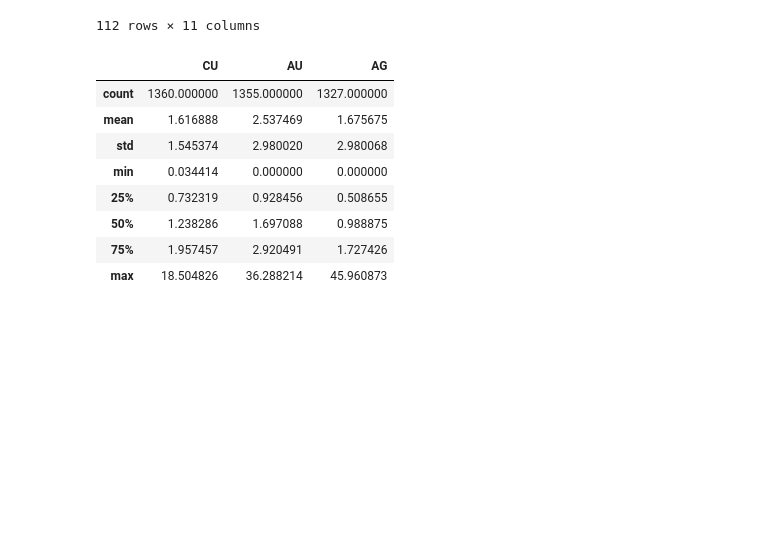
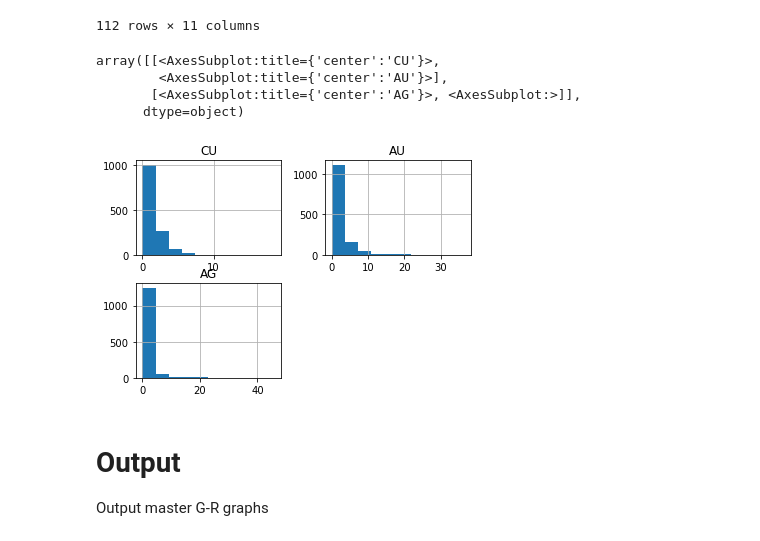
Before and after one commit to jouytrew/masters_pfti, a Jupyter notebook: notebooks/het_analysis_assay.ipynb, the cells around one changed output. Cells and saved outputs as stored; diff of their text form; code cells hidden in the pictures; blank space fills up the shorter version.

```diff
--- a/notebooks/het_analysis_assay.ipynb
+++ b/notebooks/het_analysis_assay.ipynb
@@ -61,6 +63,10 @@ unique_hole_ids = list(assay['HOLEID'].unique())
 # %%
-drillhole_dfs = {}
+drillholes = {}
 
 for hole_id in unique_hole_ids:
-    df = assay.query('HOLEID == @hole_id').sort_values(by=['FROM']).reset_index(drop=True)
-    drillhole_dfs[hole_id] = df
+    data = assay.query('HOLEID == @hole_id')
+    # .sort_values(by=['FROM']).reset_index(drop=True)
+
+    drillholes[hole_id] = Grouping(hole_id)
+    for element in elements:
+        drillholes[hole_id].add_resource(element, data['INTLEN'], data[element])
@@ -137,15 +91,3 @@ for hole_id in unique_hole_ids:
-# %%
-drillholes = {}
-
-for dhid, data in drillhole_dfs.items():
-    drillholes[dhid] = Grouping(dhid)
-    for element in element_assay_cols:
-        drillholes[dhid].add_resource(element, data['INTLEN'], data[element])
-
-# dh = drillhole_dfs['M12-12']
-# m12_12 = Grouping('M12-12')
-# for element in element_assay_cols:
-#     m12_12.add_resource(element, dh['INTLEN'], dh[element])
 # %%
 m12_12 = drillholes['M12-12']
 m12_12.resources['AU'].info.head()
@@ -266,14 +167,17 @@ for dhid, drillhole in drillholes.items():
 # %%
 # pd.set_option('display.float_format', lambda x: '%.5f' % x)
-pd.DataFrame(chs).describe()
+hets_data = pd.DataFrame(hets)
+hets_desc = hets_data.describe([0.1, 0.25, 0.5, 0.75, 0.9])
-# %% [output]
-|  | CU | AU | AG |
-| count | 1360.000000 | 1355.000000 | 1327.000000 |
-| mean | 1.616888 | 2.537469 | 1.675675 |
-| std | 1.545374 | 2.980020 | 2.980068 |
-| min | 0.034414 | 0.000000 | 0.000000 |
-| 25% | 0.732319 | 0.928456 | 0.508655 |
-| 50% | 1.238286 | 1.697088 | 0.988875 |
-| 75% | 1.957457 | 2.920491 | 1.727426 |
-| max | 18.504826 | 36.288214 | 45.960873 |
+# %%
+hets_data.hist()
+# %% [output]
+array([[<AxesSubplot:title={'center':'CU'}>,
+        <AxesSubplot:title={'center':'AU'}>],
+       [<AxesSubplot:title={'center':'AG'}>, <AxesSubplot:>]],
+      dtype=object)
+[figure, added]
+# %% [markdown]
+# Output
+
+Output master G-R graphs
 # %%
```
Also changed, not shown: parts of 27 cells of this notebook, 12 other files.
